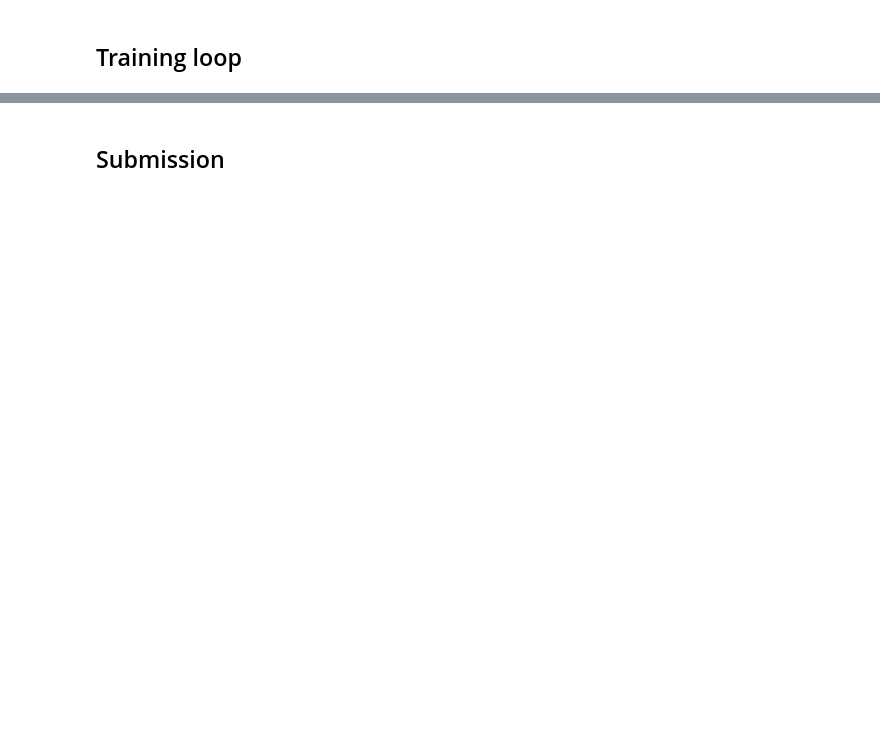
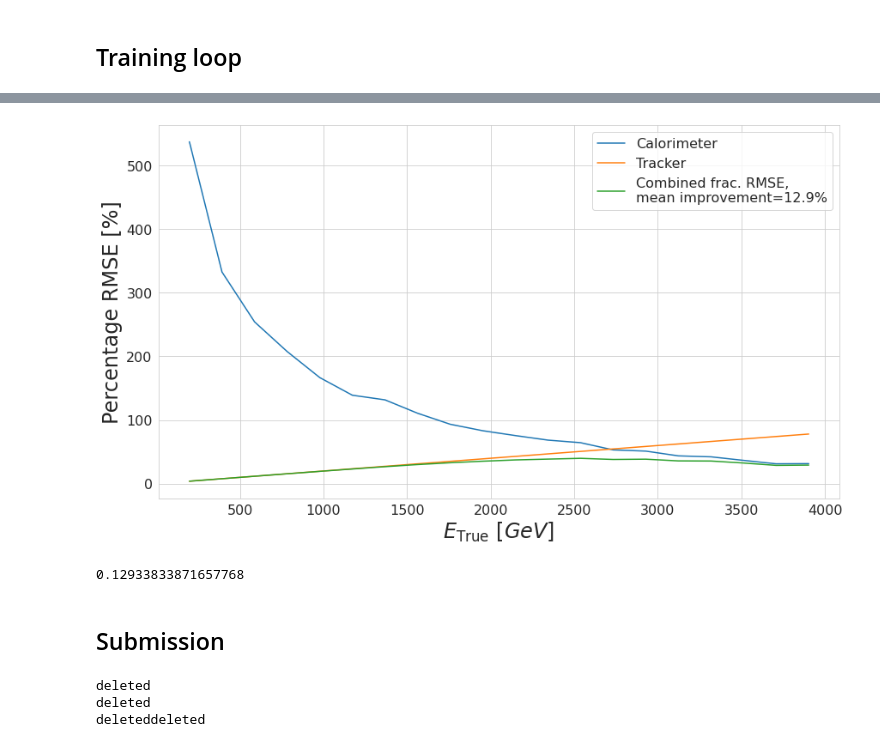
Before and after one commit to llayer/cmu_challenge, a Jupyter notebook: muon_regression_cnn.ipynb, the cells around one changed output, grey strips where cells are left out. Saved outputs shown, nothing was run; the diff lists cells and outputs as text; code cells hidden in the pictures; blank space fills up the shorter version.

Commit message:
Add metric, revise dataloader, add model saving/loading

```diff
--- a/muon_regression_cnn.ipynb
+++ b/muon_regression_cnn.ipynb
@@ -237,9 +226,15 @@ def test_loop(dataloader, model, loss_fn):
 # %%
-epochs = 10
+%%time
+epochs = 3
+lowest_loss = math.inf
+save_path = Path('weights')
 for t in range(epochs):
     print(f"Epoch {t+1}\n-------------------------------")
     train_loop(train_dataloader, net, loss_fn, optimizer)
-    test_loop(val_dataloader, net, loss_fn)
+    loss = test_loop(val_dataloader, net, loss_fn)
+    if loss < lowest_loss:
+        save_best_model(net, save_path)
+        lowest_loss = loss
 print("Done!")
 # %% [output]
 Epoch 1
@@ -269,0 +261,18 @@ Test Error: 2606716.6203703703
+# %%
+def create_submission(dataloader, model):
+
+    predictions = []
+    targets = []
+    model.eval()
+    with torch.no_grad():
+        for hl_feats, hits, labels in dataloader:
+            hits = hits.to(net.device)
+            predictions.append(model(hits).cpu().detach().numpy())
+            targets.append(labels)
+    predictions = np.concatenate(predictions, axis=0)
+    targets = np.concatenate(targets, axis=0)
+    return predictions, targets
+# %%
+preds, targs = create_submission(val_dataloader, net)
+# %%
+df = pd.DataFrame({'pred': preds.squeeze(), 'target': targs})
@@ -270,2 +288,7 @@ Test Error: 2606716.6203703703
+# %%
+compute_improvement(df)
+# %% [output]
+[figure, added]
+0.12933833871657768
 # %% [markdown]
 ## Submission
@@ -285,4 +301,8 @@ def create_submission(dataloader, model):
 # %%
-preds = create_submission(sub_dataloader, net)
+preds,_ = create_submission(sub_dataloader, net)
+# %% [output]
+deleted
+deleted
+deleteddeleted
 # %%
 df = pd.DataFrame(preds, columns=["prediction"])
```
Also changed, not shown: parts of 34 cells of this notebook, 4 other files.
